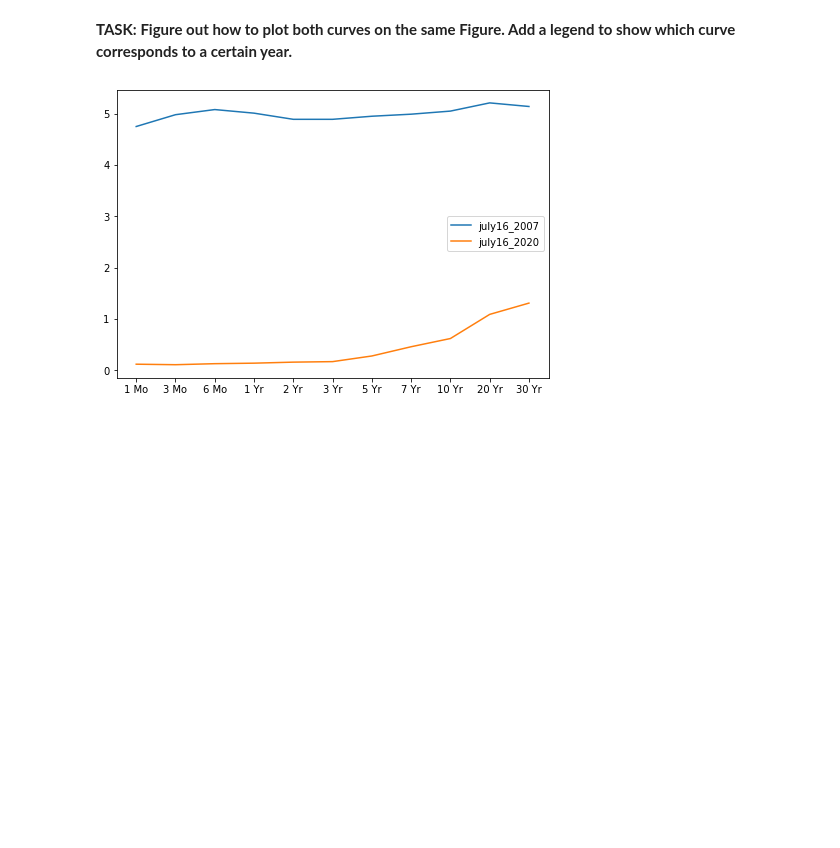
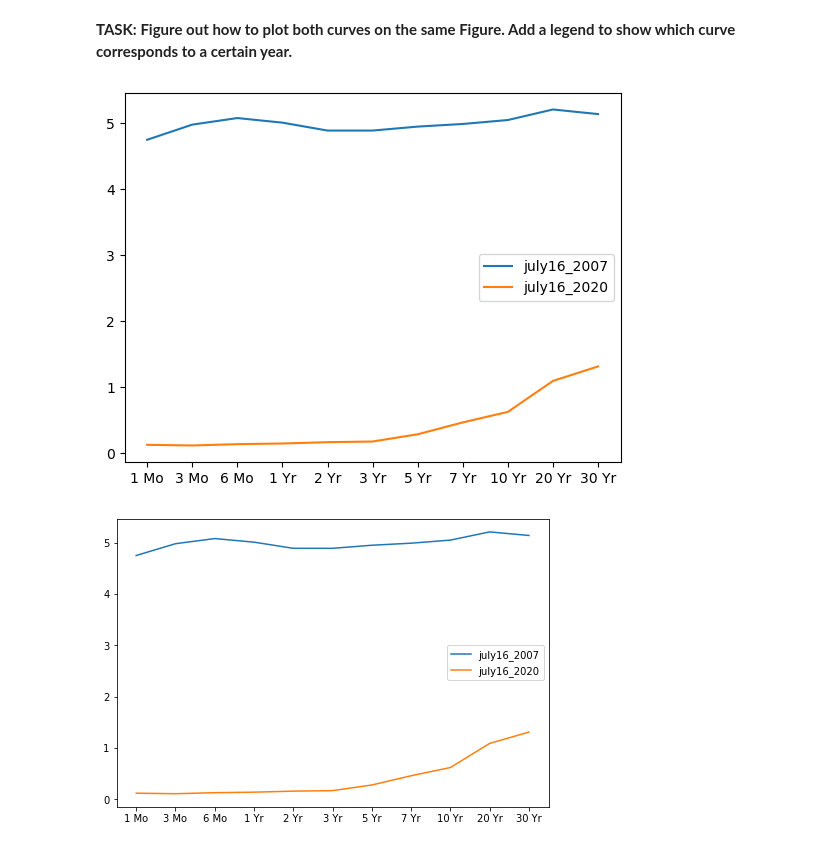
Before and after one commit to jocdev28/DS_ML_COURSE, a Jupyter notebook: NOTEBOOKS_DS_ML_COURSE/04-Matplotlib/04-Matplotlib Exercises .ipynb, the cells around one changed output. Cells and saved outputs as stored; diff of their text form; code cells hidden in the pictures; blank space fills up the shorter version.

```diff
--- a/NOTEBOOKS_DS_ML_COURSE/04-Matplotlib/04-Matplotlib Exercises .ipynb
+++ b/NOTEBOOKS_DS_ML_COURSE/04-Matplotlib/04-Matplotlib Exercises .ipynb
@@ -112,3 +129,13 @@ july16_2020 = [0.12,0.11,0.13,0.14,0.16,0.17,0.28,0.46,0.62,1.09,1.31]
+# %%
+# CODE HERE
+fig,ax = plt.subplots()
+
+ax.plot(labels, july16_2007, label='july16_2007')
+ax.plot(labels, july16_2020, label='july16_2020')
+
+ax.legend();
+# %% [output]
+[figure, added]
 # %%
 # DONT RUN THE CELL BELOW! IT WILL ERASE THE PLOT!
 # %%
```
Also changed, not shown: parts of 12 cells of this notebook.
